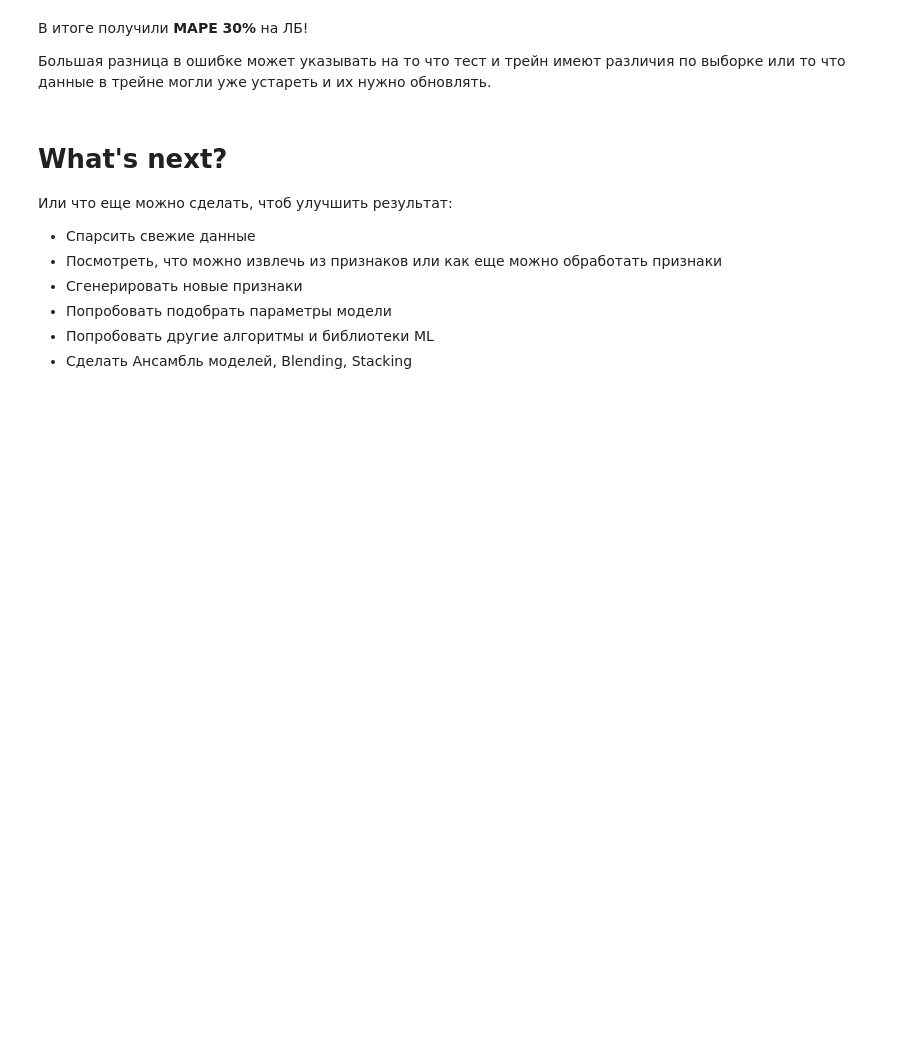
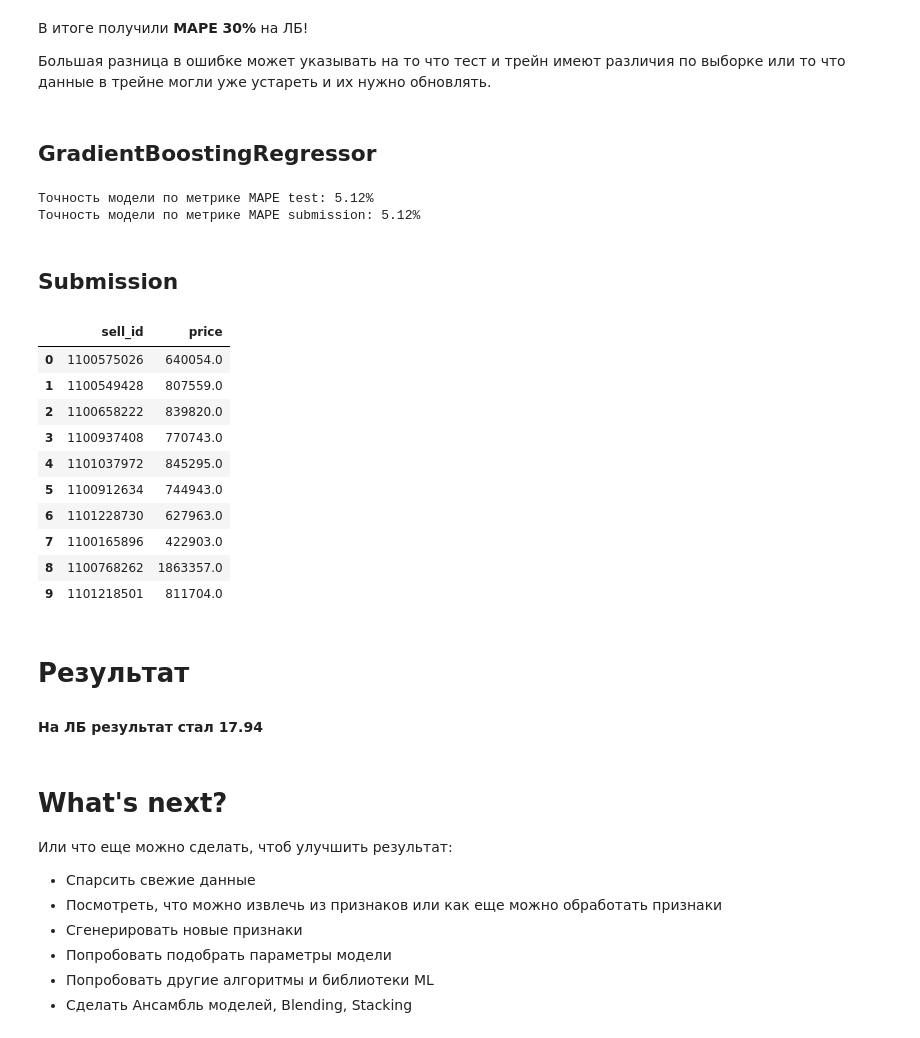
Before and after one commit to ondarem/skillfactory_rds, a Jupyter notebook: module_5/car-price-prediction-v15.ipynb, the cells around one changed output. Drawn from its saved outputs; the diff is of its cells as text; code cells hidden in the pictures; blank space fills up the shorter version.

```diff
--- a/module_5/car-price-prediction-v15.ipynb
+++ b/module_5/car-price-prediction-v15.ipynb
@@ -1838,16 +1804,9 @@ y_test_pred = np.exp(model.predict(X_sub))
 # %% [markdown]
 ## Submission
 # %%
-sample_submission['price'] = y_test_pred
+sample_submission['price'] = np.round(np.exp(model.predict(X_sub)))
 # sample_submission['price'] = sample_submission['price'].apply(lambda x: round(x/1000)*1000)
 sample_submission.to_csv('submission_stack_model_3.csv', index=False)
 sample_submission.head(10)
 # %% [markdown]
 ## Результат
-# %%
-X_train=train_data
-y_train = y
-X_test = test_data
-
-# проверяем
-test_data.shape, train_data.shape, X_train.shape, y_train.shape, X_test.shape
@@ -1859,12 +1813,42 @@ predict_submission
-# %%
-predict_submission = model.predict(test_df)
-sample_submission['price'] = predict_submission
-sample_submission.to_csv(f'submission_v{VERSION}.csv', index=False)
-sample_submission.head(10)
 # %% [markdown]
 В итоге получили **MAPE 30%** на ЛБ!
 
 Большая разница в ошибке может указывать на то что тест и трейн имеют различия по выборке или то что данные в трейне могли уже устареть и их нужно обновлять.
+# %% [markdown]
+## GradientBoostingRegressor
+# %%
+gb = GradientBoostingRegressor(min_samples_split=2, learning_rate=0.03, max_depth=10, n_estimators=1000)
+gb.fit(X_train, np.log(y_train))
+
+predict_gb_test = np.exp(gb.predict(X_test))
+predict_gb_submission = np.exp(gb.predict(X_sub))
+
+print(f"Точность модели по метрике MAPE: {(mape(y_test, predict_gb_test))*100:0.2f}%")
+# %% [output]
+Точность модели по метрике MAPE test: 5.12%
+Точность модели по метрике MAPE submission: 5.12%
+# %% [markdown]
+## Submission
+# %%
+sample_submission['price'] = np.round(np.exp(gb.predict(X_sub))*0.9685) #predict_gb_submission
+sample_submission.to_csv('submission_gb_model.csv', index=False)
+sample_submission.head(10)
+# %% [output]
+|  | sell_id | price |
+| 0 | 1100575026 | 640054.0 |
+| 1 | 1100549428 | 807559.0 |
+| 2 | 1100658222 | 839820.0 |
+| 3 | 1100937408 | 770743.0 |
+| 4 | 1101037972 | 845295.0 |
+| 5 | 1100912634 | 744943.0 |
+| 6 | 1101228730 | 627963.0 |
+| 7 | 1100165896 | 422903.0 |
+| 8 | 1100768262 | 1863357.0 |
+| 9 | 1101218501 | 811704.0 |
+# %% [markdown]
+# Результат
+
+#### На ЛБ результат стал 17.94
 # %% [markdown]
 # What's next?
 Или что еще можно сделать, чтоб улучшить результат:
```
Also changed, not shown: parts of 29 cells of this notebook.
